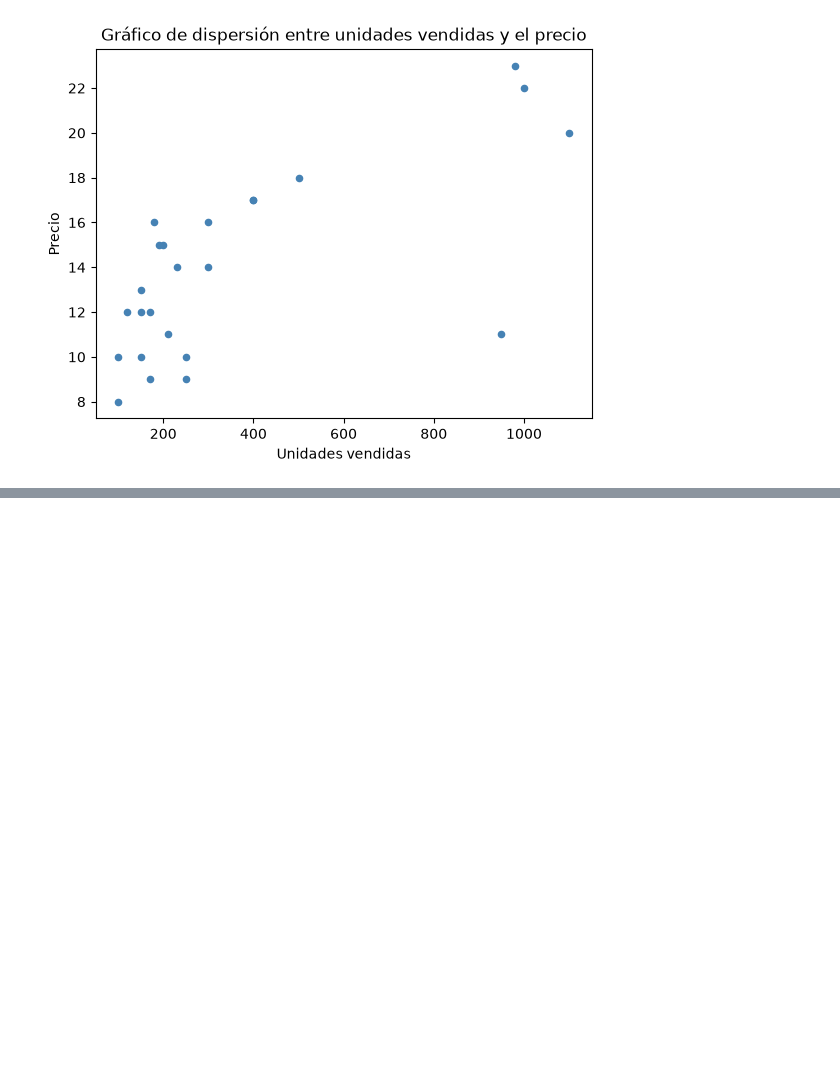
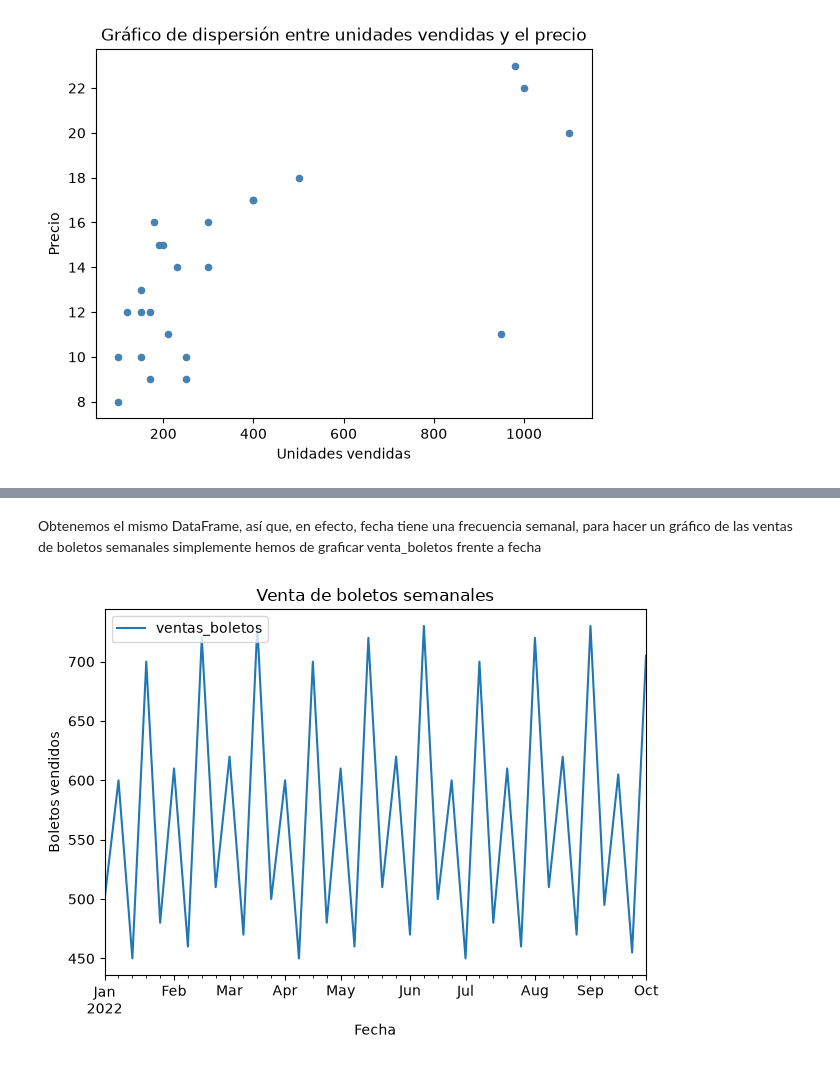
Before and after one commit to samuelmzc/Desarrollo_Soluciones_IA_UNIR, a Jupyter notebook: 0_Programacion_en_Python/lab4_training.ipynb, the cells around one changed output, grey strips where cells are left out. Cells and saved outputs as stored; diff of their text form; code cells hidden in the pictures; blank space fills up the shorter version.

```diff
--- a/0_Programacion_en_Python/lab4_training.ipynb
+++ b/0_Programacion_en_Python/lab4_training.ipynb
@@ -75,0 +83,8 @@ publicidad_1                0.505473  0.722081      1.000000
+# %%
+import numpy as np
+import pandas as pd
+import statsmodels.api as sm
+
+work_dir = "../media/0_lab4/"
+ventas_dir = "ventas_peliculas.csv"
+promocion_dir = "promocion_peliculas.csv"
@@ -75,0 +93,3 @@ publicidad_1                0.505473  0.722081      1.000000
+# %%
+ventas = pd.read_csv(work_dir + ventas_dir)
+prom = pd.read_csv(work_dir + promocion_dir)
@@ -75,0 +98,2 @@ publicidad_1                0.505473  0.722081      1.000000
+# %%
+df = ventas.merge(prom, how = "left", on = ("fecha", "titulo"), validate = "1:m")
@@ -75,0 +118,3 @@ publicidad_1                0.505473  0.722081      1.000000
+# %%
+df["fecha"] = pd.to_datetime(df["fecha"])
+df = df.set_index(["fecha"])
@@ -75,0 +160,11 @@ publicidad_1                0.505473  0.722081      1.000000
+# %% [markdown]
+Obtenemos el mismo DataFrame, así que, en efecto, fecha tiene una frecuencia semanal, para hacer un gráfico de las ventas de boletos semanales simplemente hemos de graficar venta_boletos frente a fecha
+# %%
+df.plot.line(y = "ventas_boletos")
+plt.title("Venta de boletos semanales")
+plt.xlabel("Fecha")
+plt.ylabel("Boletos vendidos")
+plt.legend(loc = "upper left")
+plt.tight_layout()
+# %% [output]
+[figure, added]
```
Also changed, not shown: parts of 30 cells of this notebook, 10 other files.
